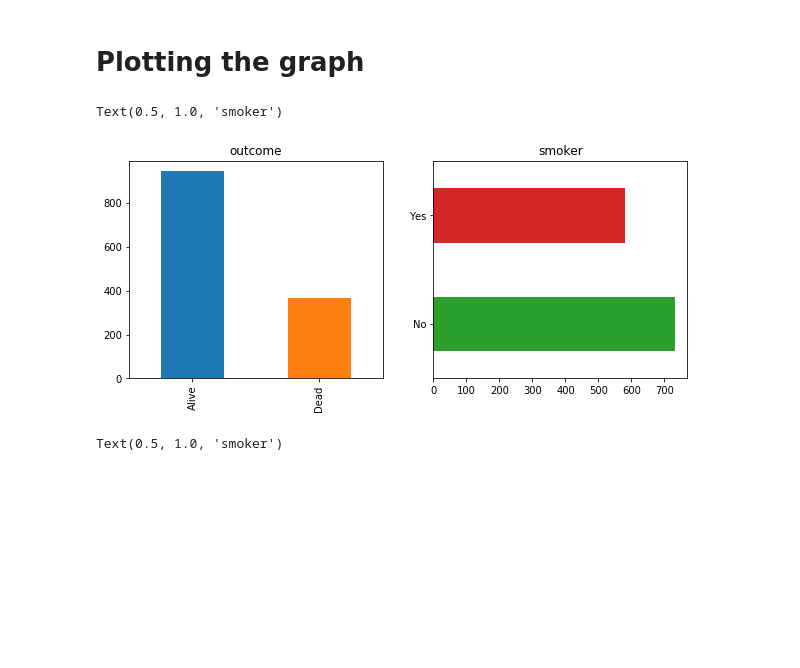
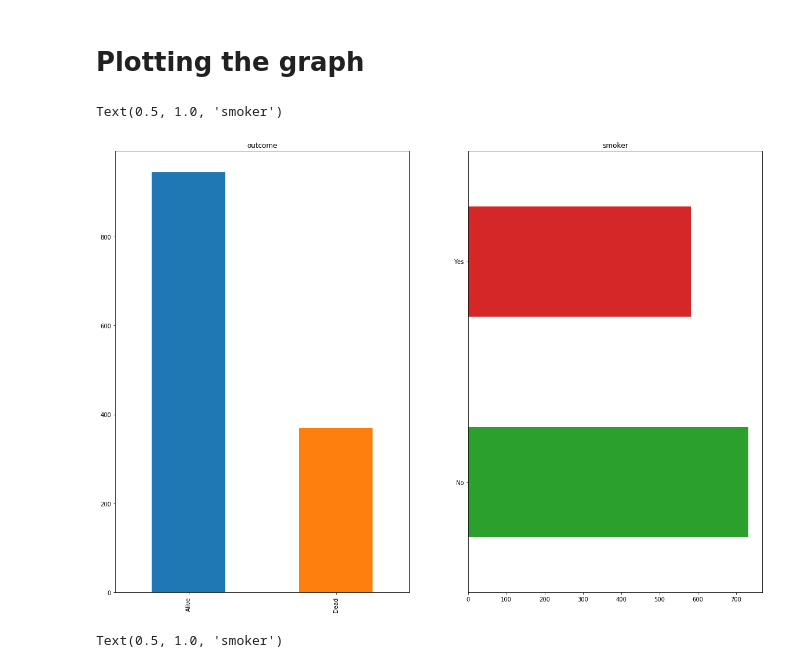
Before and after one commit to Uday-Kiran/Data_science_course, a Jupyter notebook: Stats_prac/Lecture 2.ipynb, the cells around one changed output. Drawn from its saved outputs; the diff is of its cells as text; code cells hidden in the pictures; blank space fills up the shorter version.

```diff
--- a/Stats_prac/Lecture 2.ipynb
+++ b/Stats_prac/Lecture 2.ipynb
@@ -110,12 +111,26 @@ Name: outcome, dtype: float64
 # %% [markdown]
 # Plotting the graph
 # %%
-plt.figure(figsize=(10,4))
+plt.figure(figsize=(20,14)) #size of the figure in terms of rows and columns
+
+''' Subplots have three values:
+    first is the rows
+    second is the columns
+    third is the figure number'''
+
+''' Kind represents the type of graph you want
+    Colors represents different colors
+    Title displays title of the graph'''
+
+
+
 plt.subplot(1,2,1);data.outcome.value_counts().plot(kind='bar', color=['C0', 'C1']); plt.title('outcome')
 plt.subplot(1,2,2);data.smoker.value_counts().plot(kind='barh', color=['C2', 'C3']); plt.title('smoker')
+
+#PS. Mention the highest values of rows and columns you are defining in subplot
 # %% [output]
 Text(0.5, 1.0, 'smoker')
-[figure, old version]
+[figure, new version]
 # %%
 plt.figure(figsize=(10,4))
 plt.subplot(1,2,1);data.outcome.value_counts().plot(kind='pie', colors=['C0', 'C1']); plt.title('outcome')
```
Also changed, not shown: parts of 7 cells of this notebook.
